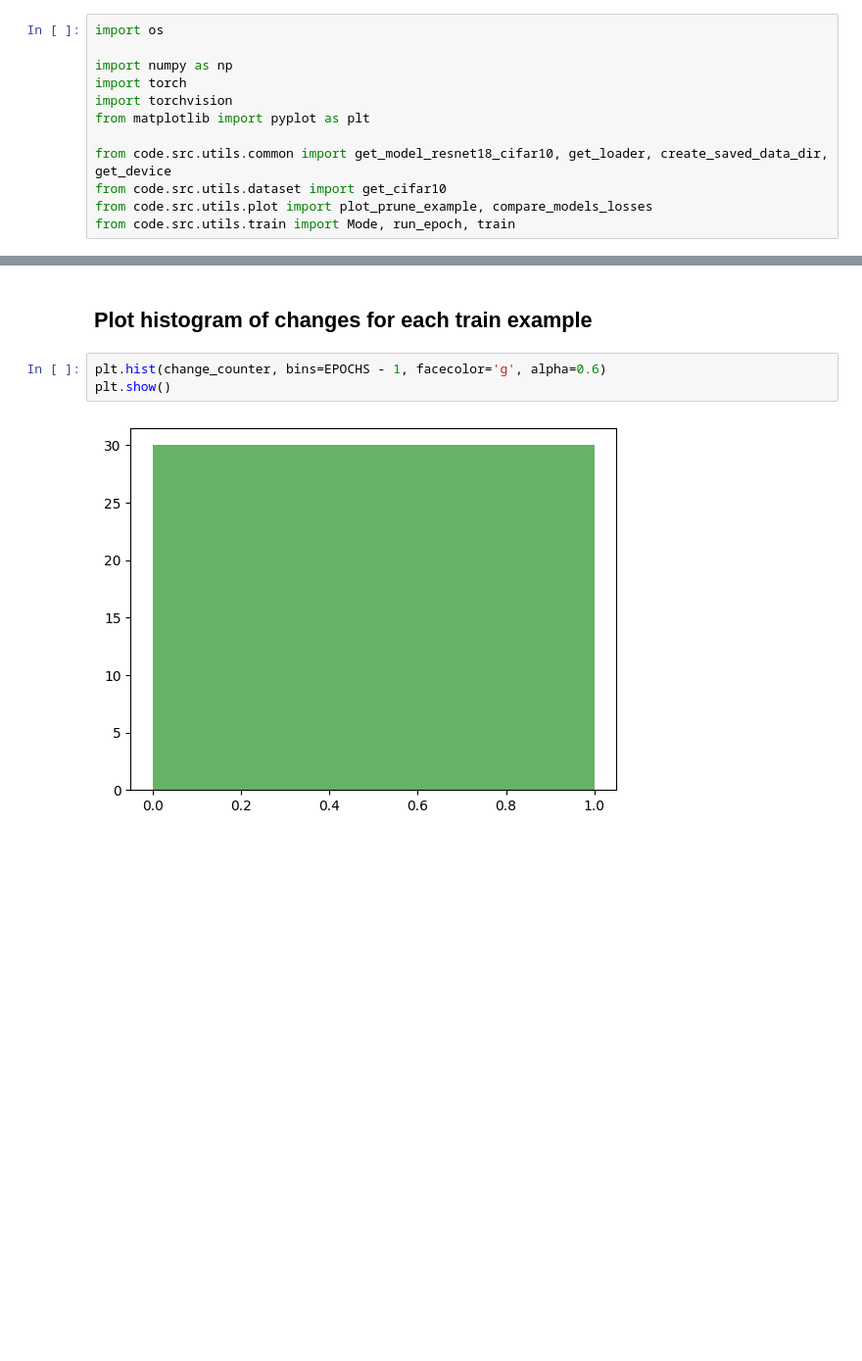
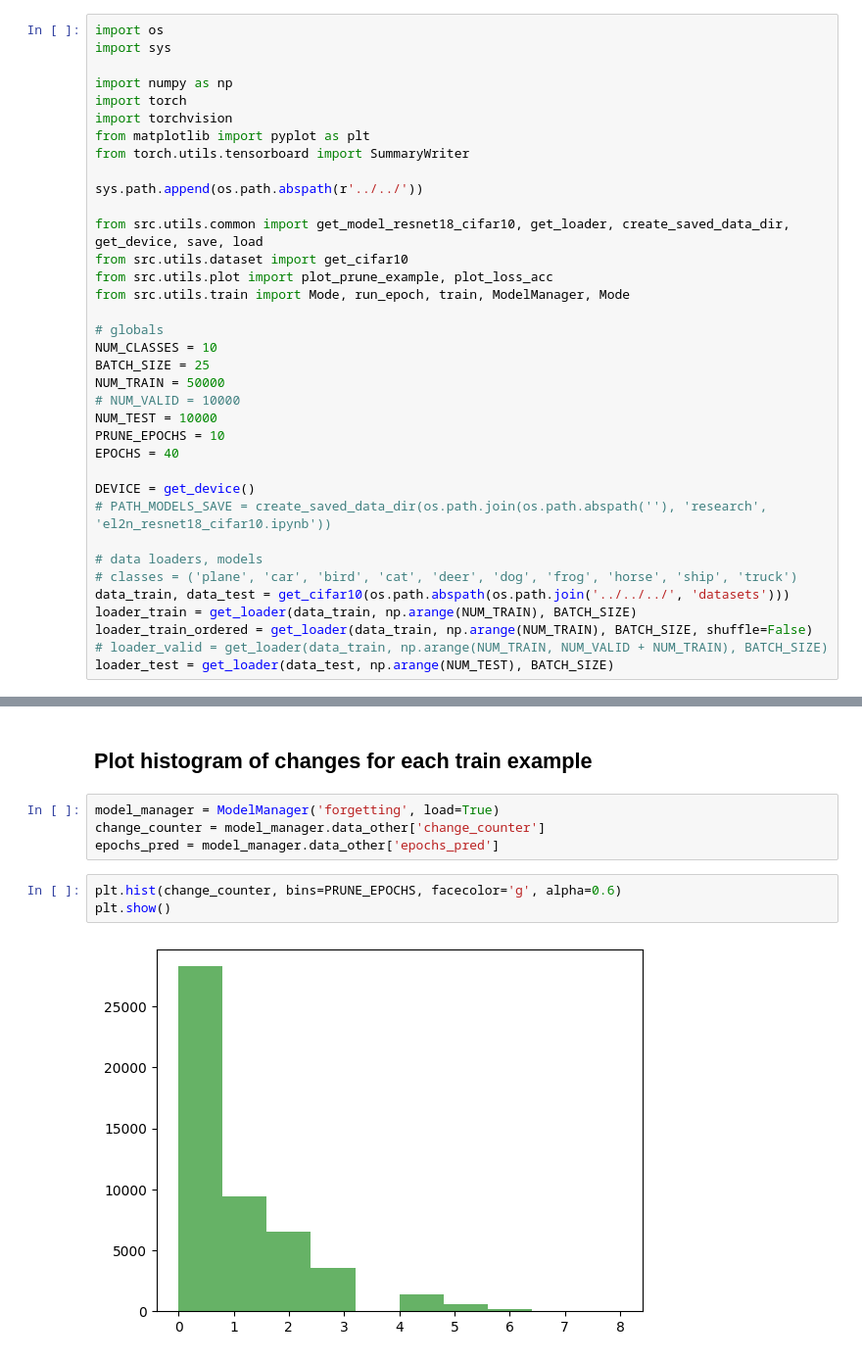
Before and after one commit to bezalelc/Data-pruning, a Jupyter notebook: code/src/research/forgetting_resnet18_cifar10.ipynb, the cells around one changed output, grey strips where cells are left out. Shown at 98% size. Saved outputs shown, nothing was run; the diff lists cells and outputs as text; blank space fills up the shorter version.

```diff
--- a/code/src/research/forgetting_resnet18_cifar10.ipynb
+++ b/code/src/research/forgetting_resnet18_cifar10.ipynb
@@ -2,13 +2,37 @@
 ## imports
 # %%
 import os
+import sys
 
 import numpy as np
 import torch
 import torchvision
 from matplotlib import pyplot as plt
+from torch.utils.tensorboard import SummaryWriter
 
-from code.src.utils.common import get_model_resnet18_cifar10, get_loader, create_saved_data_dir, get_device
-from code.src.utils.dataset import get_cifar10
-from code.src.utils.plot import plot_prune_example, compare_models_losses
-from code.src.utils.train import Mode, run_epoch, train
+sys.path.append(os.path.abspath(r'../../'))
+
+from src.utils.common import get_model_resnet18_cifar10, get_loader, create_saved_data_dir, get_device, save, load
+from src.utils.dataset import get_cifar10
+from src.utils.plot import plot_prune_example, plot_loss_acc
+from src.utils.train import Mode, run_epoch, train, ModelManager, Mode
+
+# globals
+NUM_CLASSES = 10
+BATCH_SIZE = 25
+NUM_TRAIN = 50000
+# NUM_VALID = 10000
+NUM_TEST = 10000
+PRUNE_EPOCHS = 10
+EPOCHS = 40
+
+DEVICE = get_device()
+# PATH_MODELS_SAVE = create_saved_data_dir(os.path.join(os.path.abspath(''), 'research', 'el2n_resnet18_cifar10.ipynb'))
+
+# data loaders, models
+# classes = ('plane', 'car', 'bird', 'cat', 'deer', 'dog', 'frog', 'horse', 'ship', 'truck')
+data_train, data_test = get_cifar10(os.path.abspath(os.path.join('../../../', 'datasets')))
+loader_train = get_loader(data_train, np.arange(NUM_TRAIN), BATCH_SIZE)
+loader_train_ordered = get_loader(data_train, np.arange(NUM_TRAIN), BATCH_SIZE, shuffle=False)
+# loader_valid = get_loader(data_train, np.arange(NUM_TRAIN, NUM_VALID + NUM_TRAIN), BATCH_SIZE)
+loader_test = get_loader(data_test, np.arange(NUM_TEST), BATCH_SIZE)
@@ -73,7 +99,11 @@ Epoch: 1 Training: Loss: 0.541918 Acc: 0.100000  Validation Loss: 0.475326 Acc:
 # %% [markdown]
 ## Plot histogram of changes for each train example
+# %%
+model_manager = ModelManager('forgetting', load=True)
+change_counter = model_manager.data_other['change_counter']
+epochs_pred = model_manager.data_other['epochs_pred']
 # %%
-plt.hist(change_counter, bins=EPOCHS - 1, facecolor='g', alpha=0.6)
+plt.hist(change_counter, bins=PRUNE_EPOCHS, facecolor='g', alpha=0.6)
 plt.show()
 # %% [output]
-[figure, old version]
+[figure, new version]
```
Also changed, not shown: parts of 12 cells of this notebook, 9 other files.
